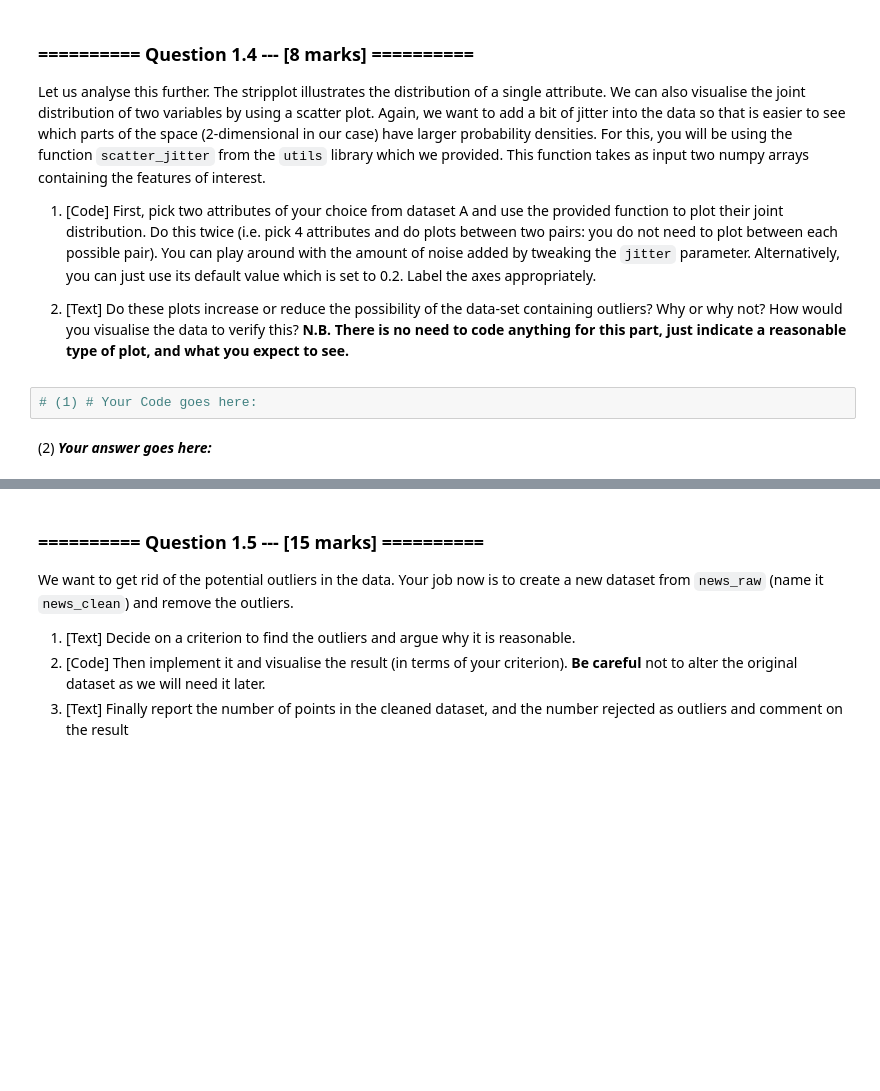
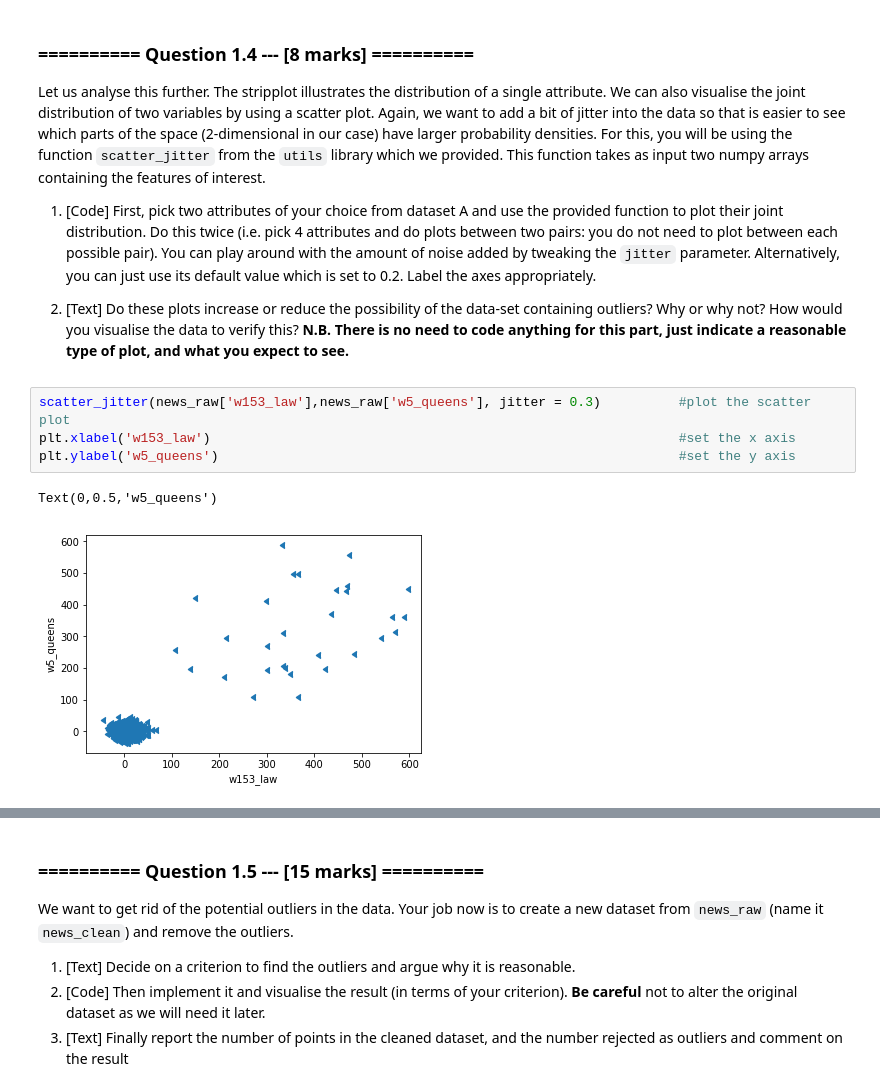
Before and after one commit to aadulan/iaml2018, a Jupyter notebook: Assignments/01_Analysis.ipynb, the cells around one changed output, grey strips where cells are left out. Cells and saved outputs as stored; diff of their text form; blank space fills up the shorter version.

```diff
--- a/Assignments/01_Analysis.ipynb
+++ b/Assignments/01_Analysis.ipynb
@@ -152,7 +199,10 @@ Let us analyse this further. The stripplot illustrates the distribution of a sin
 1. [Code] First, pick two attributes of your choice from dataset A and use the provided function to plot their joint distribution. Do this twice (i.e. pick 4 attributes and do plots between two pairs: you do not need to plot between each possible pair). You can play around with the amount of noise added by tweaking the `jitter` parameter. Alternatively, you can just use its default value which is set to 0.2. Label the axes appropriately.
 
 1. [Text] Do these plots increase or reduce the possibility of the data-set containing outliers? Why or why not? How would you visualise the data to verify this? **N.B. There is no need to code anything for this part, just indicate a reasonable type of plot, and what you expect to see.**
-# %%
-# (1) # Your Code goes here:
-# %% [markdown]
-(2) ***Your answer goes here:***
+# %%
+scatter_jitter(news_raw['w153_law'],news_raw['w5_queens'], jitter = 0.3)          #plot the scatter plot
+plt.xlabel('w153_law')                                                            #set the x axis
+plt.ylabel('w5_queens')                                                           #set the y axis
+# %% [output]
+Text(0,0.5,'w5_queens')
+[figure, added]
```
Also changed, not shown: parts of 20 cells of this notebook.
